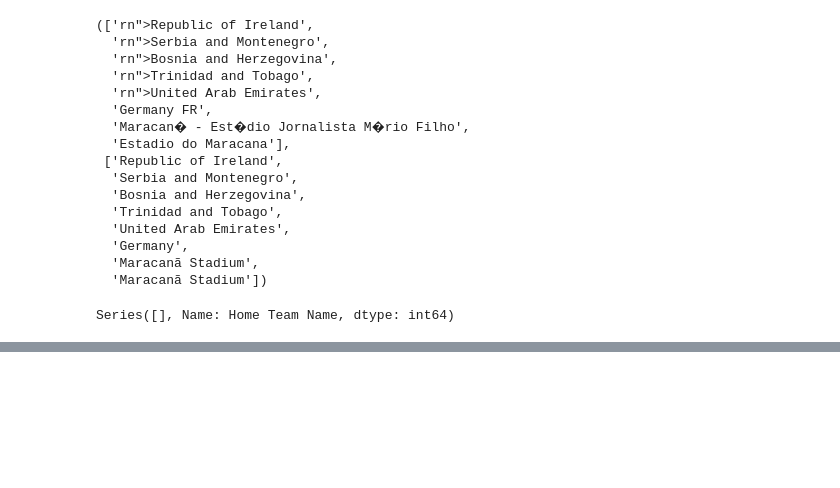
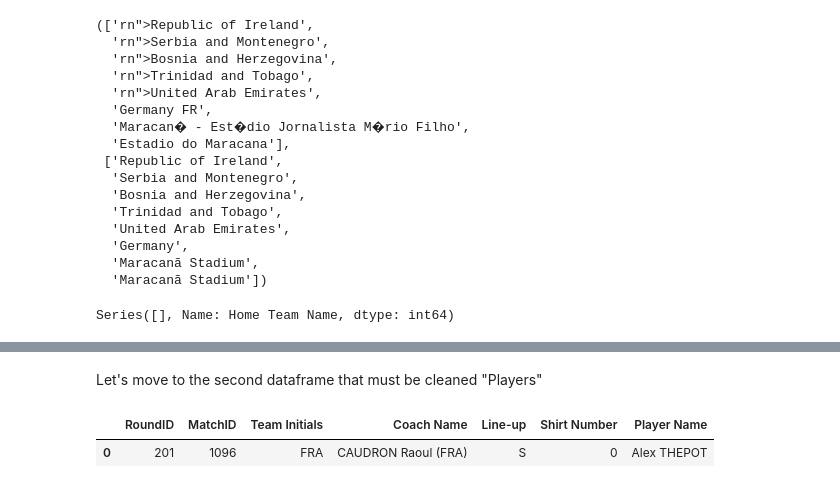
Before and after one commit to fmammo/FIFA-WORLD-CUP_Matche, a Jupyter notebook: notebooks/Exploratory notebook/FIFA_data_one.ipynb, the cells around one changed output, grey strips where cells are left out. Saved outputs shown, nothing was run; the diff lists cells and outputs as text; code cells hidden in the pictures; blank space fills up the shorter version.

```diff
--- a/notebooks/Exploratory notebook/FIFA_data_one.ipynb
+++ b/notebooks/Exploratory notebook/FIFA_data_one.ipynb
@@ -422,0 +334,10 @@ goals[:20].iplot(kind = 'bar', xTitle = 'Country Names', yTitle = "Goals", title
+# %% [markdown]
+Let's move to the second dataframe that must be cleaned "Players"
+# %%
+# Drop unnecessay columns from players dataframe
+players.drop(['Position', 'Event'], axis=1, inplace=True)
+# Check the dataset
+players.head(1)
+# %% [output]
+|  | RoundID | MatchID | Team Initials | Coach Name | Line-up | Shirt Number | Player Name |
+| 0 | 201 | 1096 | FRA | CAUDRON Raoul (FRA) | S | 0 | Alex THEPOT |
```
Also changed, not shown: parts of 37 cells of this notebook, 4 other files.
